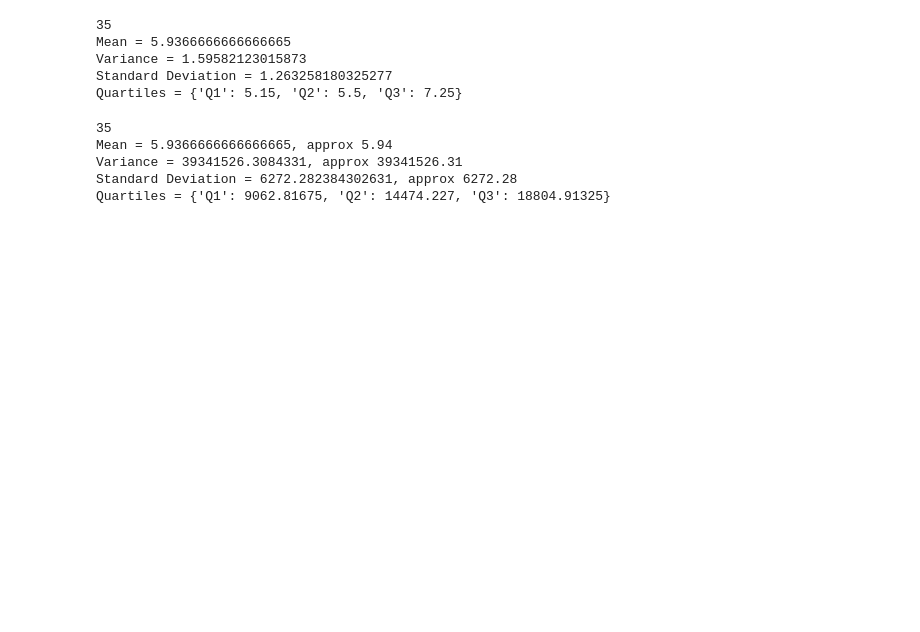
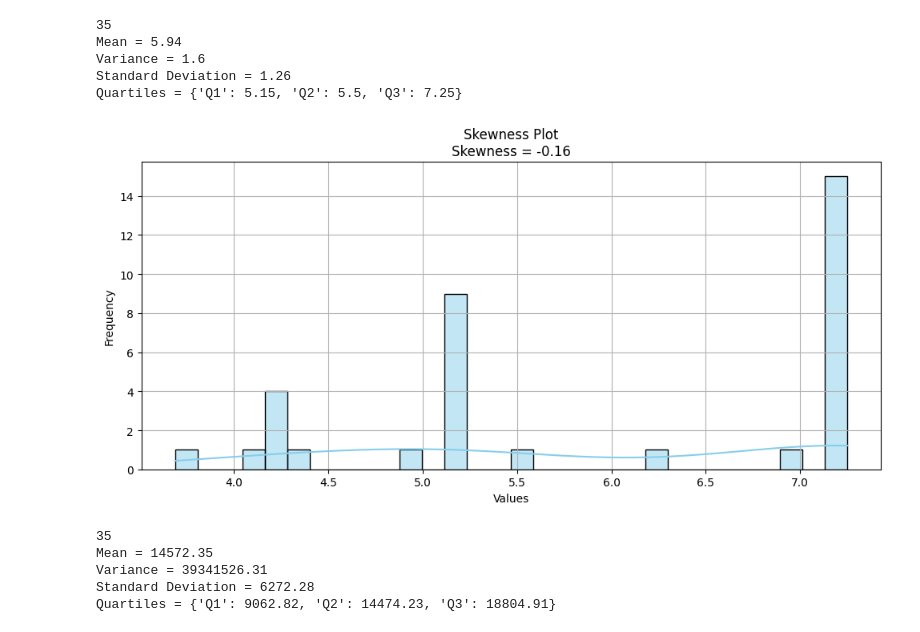
Before and after one commit to Maryem-Harmessi/BonusExercise, a Jupyter notebook: Data/USA/USA-analytics.ipynb, the cells around one changed output. Saved outputs shown, nothing was run; the diff lists cells and outputs as text; code cells hidden in the pictures; blank space fills up the shorter version.

Commit message:
Using latest updated calculations

```diff
--- a/Data/USA/USA-analytics.ipynb
+++ b/Data/USA/USA-analytics.ipynb
@@ -29,24 +29,36 @@ USminwage['Year'] = USminwage['Date'].dt.year
 # Group by year and calculate the average wage per year
 annual_avg_MinWage = USminwage.groupby('Year')['Minimum_Wage'].mean().reset_index()
 
-mean = calculations.arithmeticMean(annual_avg_MinWage.Minimum_Wage)
-variance = calculations.variance(annual_avg_MinWage.Minimum_Wage)
-standarddeviation = calculations.standardDeviation(annual_avg_MinWage.Minimum_Wage)
-quartiles = calculations.quartiles(annual_avg_MinWage.Minimum_Wage)
+mean_USminwage = calculations.arithmeticMean(annual_avg_MinWage.Minimum_Wage)
+variance_USminwage = calculations.variance(annual_avg_MinWage.Minimum_Wage)
+standarddeviation_USminwage = calculations.standardDeviation(annual_avg_MinWage.Minimum_Wage)
+quartiles_USminwage = calculations.quartiles(annual_avg_MinWage.Minimum_Wage)
 
 #print(annual_avg)
 print(len(annual_avg_MinWage.Year))
-print(f"Mean = {mean}")
-print(f"Variance = {variance}")
-print(f"Standard Deviation = {standarddeviation}")
-print(f"Quartiles = {quartiles}")
+print(f"Mean = {round(mean_USminwage,2)}")
+print(f"Variance = {round(variance_USminwage, 2)}")
+print(f"Standard Deviation = {round(standarddeviation_USminwage,2)}")
+print(f"Quartiles = {quartiles_USminwage}")
 # %% [output]
 35
-Mean = 5.9366666666666665
-Variance = 1.59582123015873
-Standard Deviation = 1.263258180325277
+Mean = 5.94
+Variance = 1.6
+Standard Deviation = 1.26
 Quartiles = {'Q1': 5.15, 'Q2': 5.5, 'Q3': 7.25}
+# %%
+plot_skewness_USMinWage = plotting.plot_skewness(annual_avg_MinWage.Minimum_Wage, title="Skewness Plot", color="skyblue", bins=30, show_kde=True)
+# %% [output]
+[figure, added]
 # %%
+import pandas as pd
+import importlib
+import sys
+sys.path.append('../../Functions')
+import calculations
+import statistics
+import plotting
+
 # Load your CSV file (replace with your actual filename)
 USGDP = pd.read_csv('GDP-US-QUARTLY.csv')
 
@@ -63,19 +75,19 @@ USGDP['Year'] = USGDP['Date'].dt.year
 annual_avg_GDP = USGDP.groupby('Year')['GDP'].mean().reset_index()
 
 mean_USGDP = calculations.arithmeticMean(annual_avg_GDP.GDP)
-variance = calculations.variance(annual_avg_GDP.GDP)
-standarddeviation = calculations.standardDeviation(annual_avg_GDP.GDP)
-quartiles = calculations.quartiles(annual_avg_GDP.GDP)
+variance_USGDP = calculations.variance(annual_avg_GDP.GDP)
+standarddeviation_USGDP = calculations.standardDeviation(annual_avg_GDP.GDP)
+quartiles_USGDP = calculations.quartiles(annual_avg_GDP.GDP)
 
 #print(annual_avg)
 print(len(annual_avg_GDP.Year))
-print(f"Mean = {mean}, approx {round(mean, 2)}")
-print(f"Variance = {variance}, approx {round(variance,2)}")
-print(f"Standard Deviation = {standarddeviation}, approx {round(standarddeviation, 2)}")
-print(f"Quartiles = {quartiles}")
+print(f"Mean = {round(mean_USGDP, 2)}")
+print(f"Variance = {round(variance_USGDP,2)}")
+print(f"Standard Deviation = {round(standarddeviation_USGDP, 2)}")
+print(f"Quartiles = {quartiles_USGDP}")
 # %% [output]
 35
-Mean = 5.9366666666666665, approx 5.94
-Variance = 39341526.3084331, approx 39341526.31
-Standard Deviation = 6272.282384302631, approx 6272.28
-Quartiles = {'Q1': 9062.81675, 'Q2': 14474.227, 'Q3': 18804.91325}
+Mean = 14572.35
+Variance = 39341526.31
+Standard Deviation = 6272.28
+Quartiles = {'Q1': 9062.82, 'Q2': 14474.23, 'Q3': 18804.91}
```
Also changed, not shown: parts of 6 cells of this notebook.
